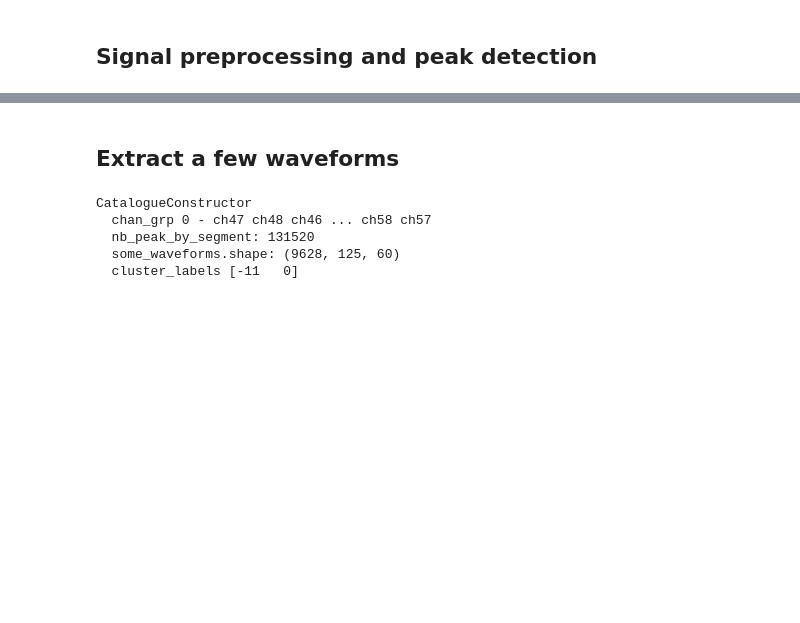
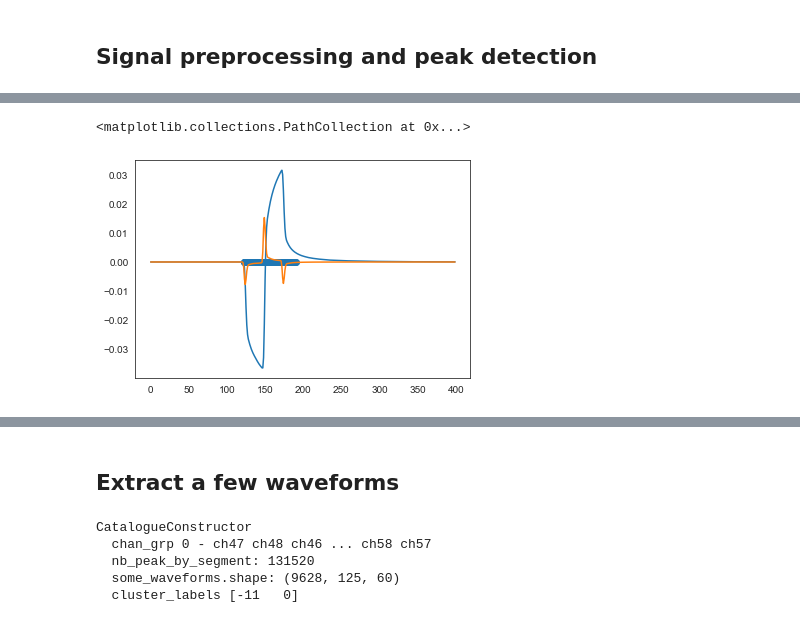
Before and after one commit to rbodo/tridesclous, a Jupyter notebook: example/cbnu/cbnu.ipynb, the cells around one changed output, grey strips where cells are left out. Drawn from its saved outputs; the diff is of its cells as text; code cells hidden in the pictures; blank space fills up the shorter version.

```diff
--- a/example/cbnu/cbnu.ipynb
+++ b/example/cbnu/cbnu.ipynb
@@ -104,0 +111,18 @@ plt.plot(dataio.arrays[0][0].get('processed_signals')[:1000, 0])
+# %%
+# Using brute force: Detect artifacts by thresholding, and set to zero.
+relative_threshold = 10
+diff_abs = np.abs(np.diff(artifact_data))
+diff_abs = np.insert(diff_abs, -1, 0)
+mad = np.median(np.abs(artifact_data - np.median(artifact_data)))
+mask_a = np.abs(artifact_data) > relative_threshold * mad
+mask_b = diff_abs > relative_threshold * mad
+# %%
+idxs = slice(65200, 65600)
+plt.plot(artifact_data[idxs])
+plt.plot(diff_abs[idxs])
+x = np.flatnonzero(mask_b[idxs])
+plt.scatter(x, np.zeros_like(x))
+# plt.ylim(-0.0001, 0.0001)
+# %% [output]
+<matplotlib.collections.PathCollection at 0x...>
+[figure, added]
```
Also changed, not shown: parts of 14 cells of this notebook, 1 other file.
